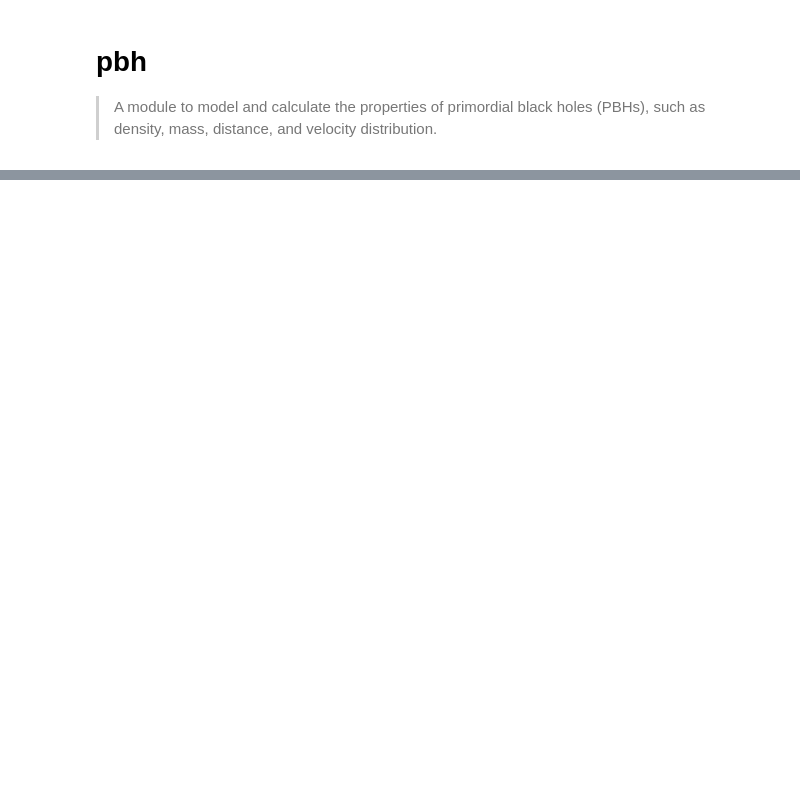
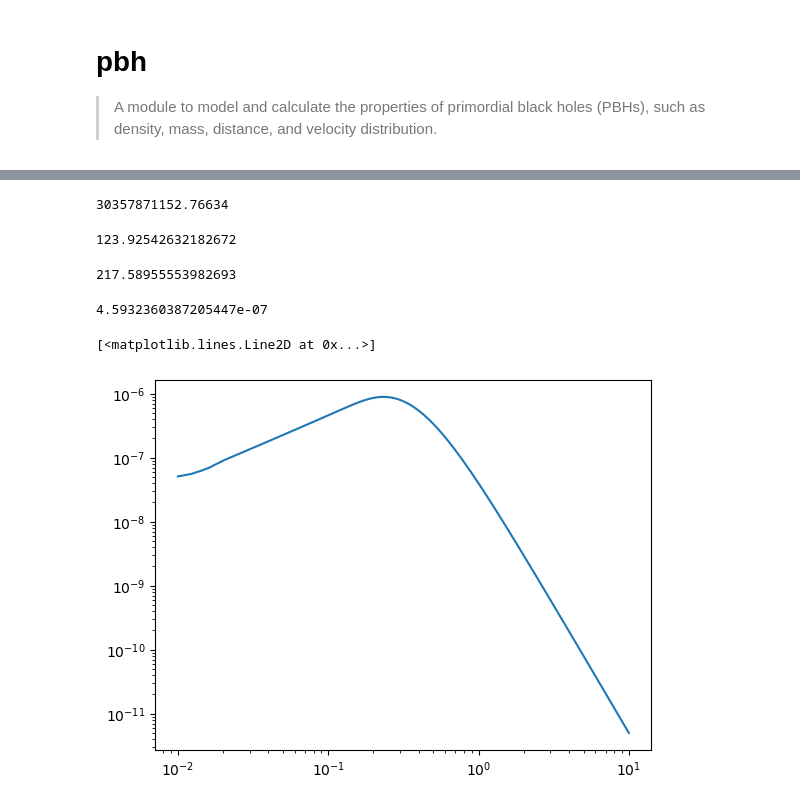
Before and after one commit to NolanSmyth/LensCalcPy, a Jupyter notebook: nbs/00_pbh.ipynb, the cells around one changed output, grey strips where cells are left out. Saved outputs shown, nothing was run; the diff lists cells and outputs as text; code cells hidden in the pictures; blank space fills up the shorter version.

```diff
--- a/nbs/00_pbh.ipynb
+++ b/nbs/00_pbh.ipynb
@@ -85,0 +111,36 @@ print(p.velocity_dispersion(2))
+# %%
+pbh.mass_enclosed(pbh.dist_mw(0))
+# %% [output]
+30357871152.76634
+# %%
+pbh.velocity_dispersion(0)
+# %% [output]
+123.92542632182672
+# %%
+pbh.velocity_radial(1, 0.1, 0.1*htosec)
+# %% [output]
+217.58955553982693
+# %%
+umin_bounds = [0, ut]
+d_bounds = [0, rEarth]
+
+#Matches mathematica for high t but not low t
+t = 0.1
+
+result, error = nquad(integrand, [umin_bounds, d_bounds], args=(pbh, t))
+# result, error = dblquad(integrand, d_bounds[0], d_bounds[1], lambda umin: umin_bounds[0], lambda umin: umin_bounds[1], args=(pbh, t))
+
+
+print(result)
+# %% [output]
+4.5932360387205447e-07
+# %%
+ts = np.logspace(-2, 1, 100)
+result = np.zeros(len(ts))
+for i, t in enumerate(ts):
+    result[i], _ = nquad(integrand, [umin_bounds, d_bounds], args=(pbh, t))
+# %%
+plt.loglog(ts, result)
+# %% [output]
+[<matplotlib.lines.Line2D at 0x...>]
+[figure, added]
```
Also changed, not shown: parts of 12 cells of this notebook, 6 other files.
